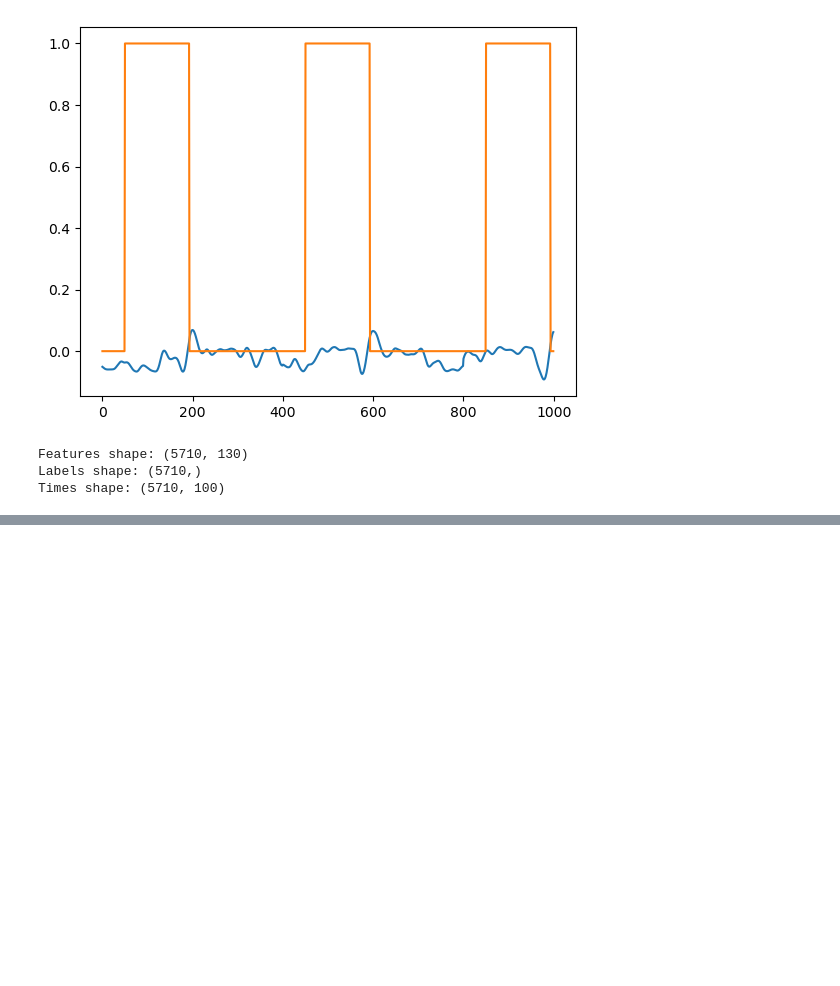
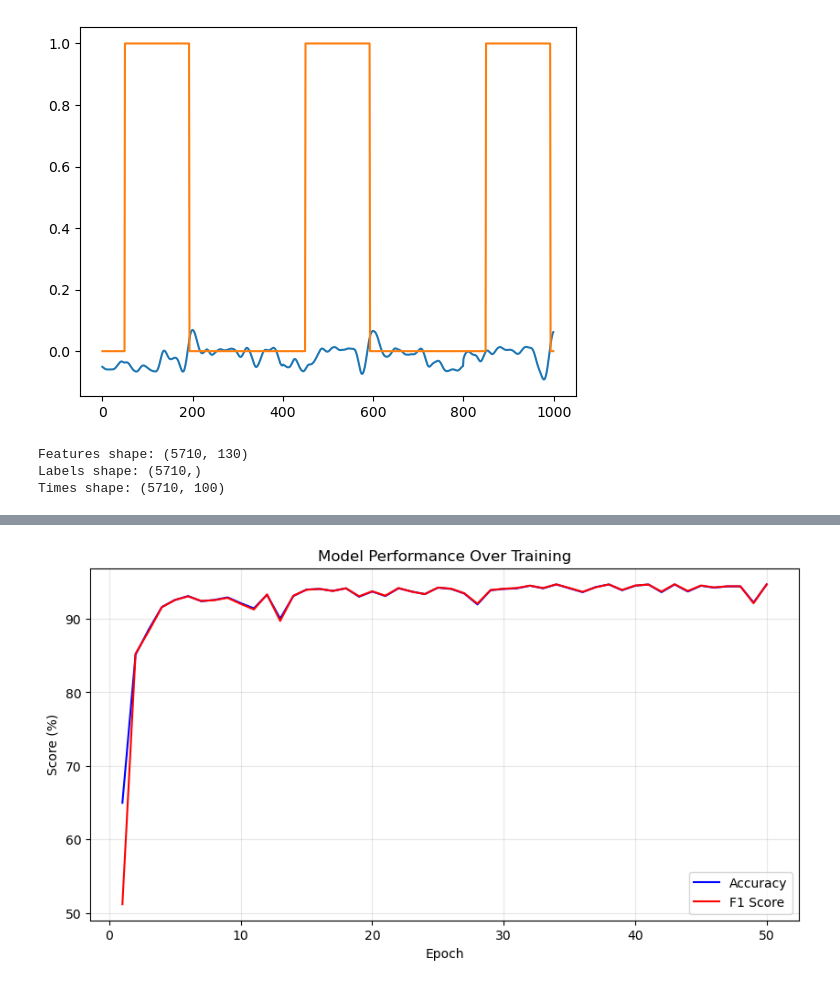
Before and after one commit to ahitagnied/apred, a Jupyter notebook: data/test.ipynb, the cells around one changed output, grey strips where cells are left out. Saved outputs shown, nothing was run; the diff lists cells and outputs as text; code cells hidden in the pictures; blank space fills up the shorter version.

```diff
--- a/data/test.ipynb
+++ b/data/test.ipynb
@@ -243,8 +254,12 @@ test_loader = DataLoader(test_dataset, batch_size=32, shuffle=False)
 # Initialize model
 model = TimeSeriesTransformer()
 criterion = nn.CrossEntropyLoss()
-optimizer = optim.Adam(model.parameters(), lr=0.001)
+optimizer = optim.Adam(model.parameters(), lr=0.0005)
 scheduler = optim.lr_scheduler.ReduceLROnPlateau(optimizer, patience=5, factor=0.5)
+
+accuracies = []
+f1_scores = []
+
 # Training loop
 for epoch in range(50):
     # Train
@@ -279,9 +294,26 @@ for epoch in range(50):
     avg_loss = train_loss / len(train_loader)
     f1 = f1_score(all_labels, all_predictions, average='weighted')
 
+    # Store metrics
+    accuracies.append(accuracy)
+    f1_scores.append(f1)
+
     scheduler.step(avg_loss)
 
     print(f'Epoch {epoch+1}: Loss={avg_loss:.4f}, Acc={accuracy:.2f}%, F1={f1:.4f}, LR={optimizer.param_groups[0]["lr"]:.6f}')
+
+# Plot results
+plt.figure(figsize=(10, 5))
+epochs = range(1, len(accuracies) + 1)
+
+plt.plot(epochs, accuracies, 'b-', label='Accuracy')
+plt.plot(epochs, [f1*100 for f1 in f1_scores], 'r-', label='F1 Score')
+plt.xlabel('Epoch')
+plt.ylabel('Score (%)')
+plt.title('Model Performance Over Training')
+plt.legend()
+plt.grid(True, alpha=0.3)
+plt.show()
 # %% [output]
 Class 0: 3708 (64.9%)
 Class 1: 2002 (35.1%)
@@ -302,0 +335 @@ Epoch 50: Loss=0.0961, Acc=93.96%, F1=0.9396, LR=0.000500
+[figure, added]
```
Also changed, not shown: parts of 2 cells of this notebook.
